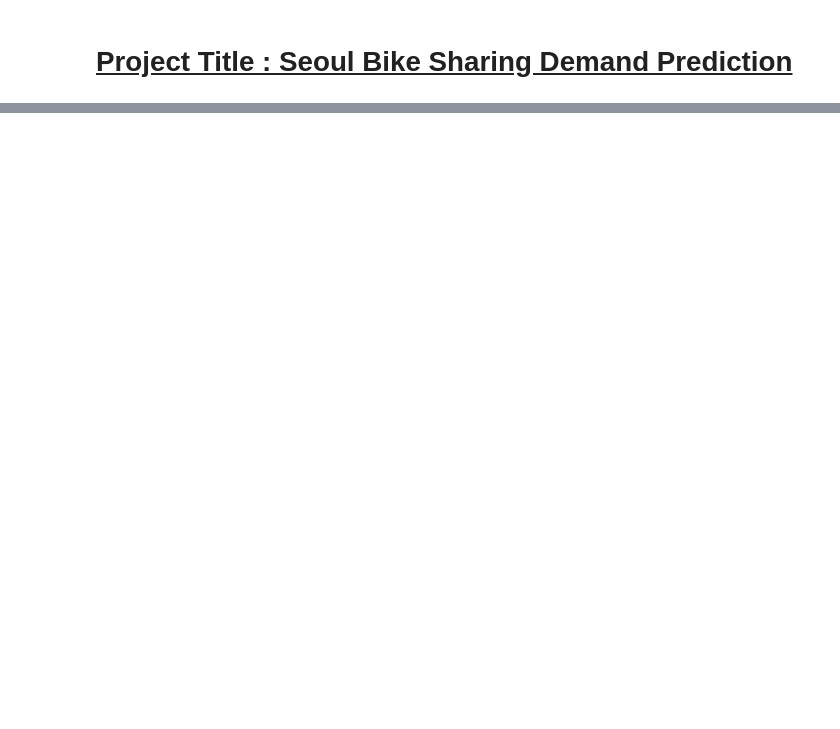
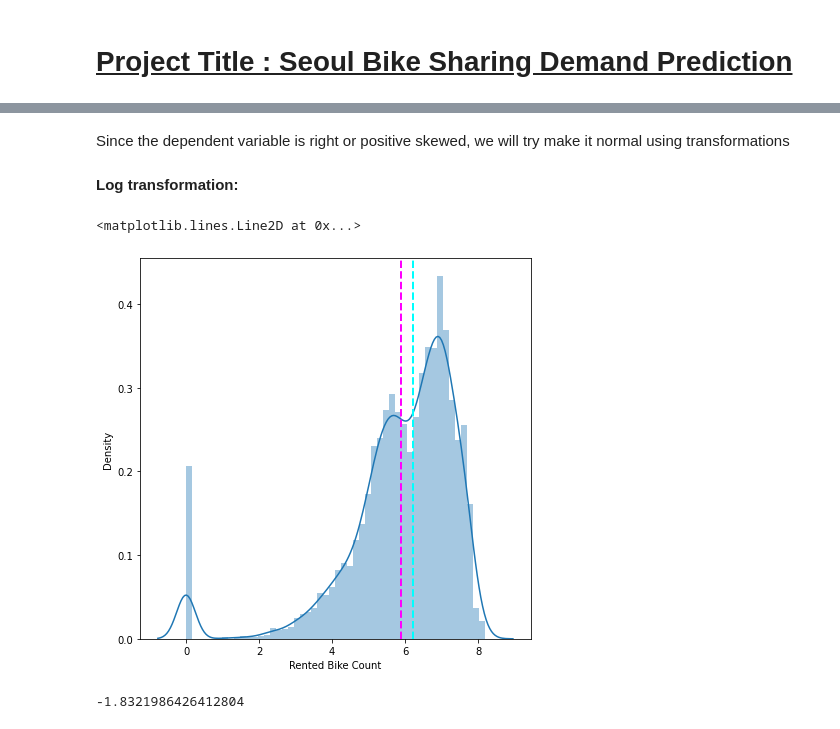
Before and after one commit to disuja7/Bike-sharing-demand-prediction, a Jupyter notebook: Copy_of_Bike_Sharing_Demand_Prediction_Capstone_Project.ipynb, the cells around one changed output, grey strips where cells are left out. Cells and saved outputs as stored; diff of their text form; code cells hidden in the pictures; blank space fills up the shorter version.

```diff
--- a/Copy_of_Bike_Sharing_Demand_Prediction_Capstone_Project.ipynb
+++ b/Copy_of_Bike_Sharing_Demand_Prediction_Capstone_Project.ipynb
@@ -55,0 +216,18 @@ df = pd.read_csv(file_path,encoding="ISO-8859-1")
+# %% [markdown]
+Since the dependent variable is right or positive skewed, we will try make it normal using transformations
+# %% [markdown]
+**Log transformation:**
+# %%
+# Log transformation of dependent variable to get normal distribution
+plt.figure(figsize=(7,7))
+sns.distplot(np.log1p(df['Rented Bike Count']))
+plt.axvline(np.log1p(df['Rented Bike Count']).median(), color='cyan', linestyle='dashed', linewidth=2)
+plt.axvline(np.log1p(df['Rented Bike Count']).mean(), color='magenta', linestyle='dashed', linewidth=2)
+# %% [output]
+<matplotlib.lines.Line2D at 0x...>
+[figure, added]
+# %%
+# skew of the dependent variable after log transformation
+np.log1p(df['Rented Bike Count']).skew()
+# %% [output]
+-1.8321986426412804
```
Also changed, not shown: parts of 114 cells of this notebook.
